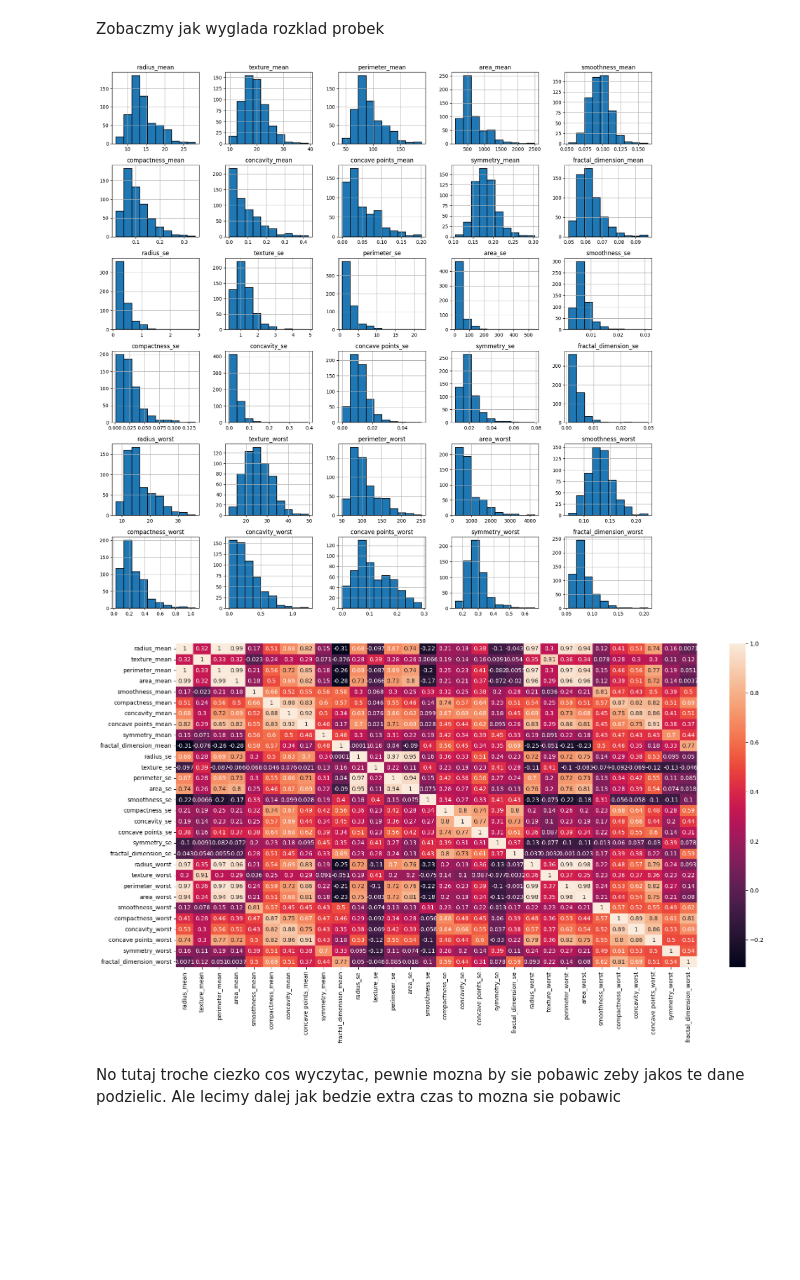
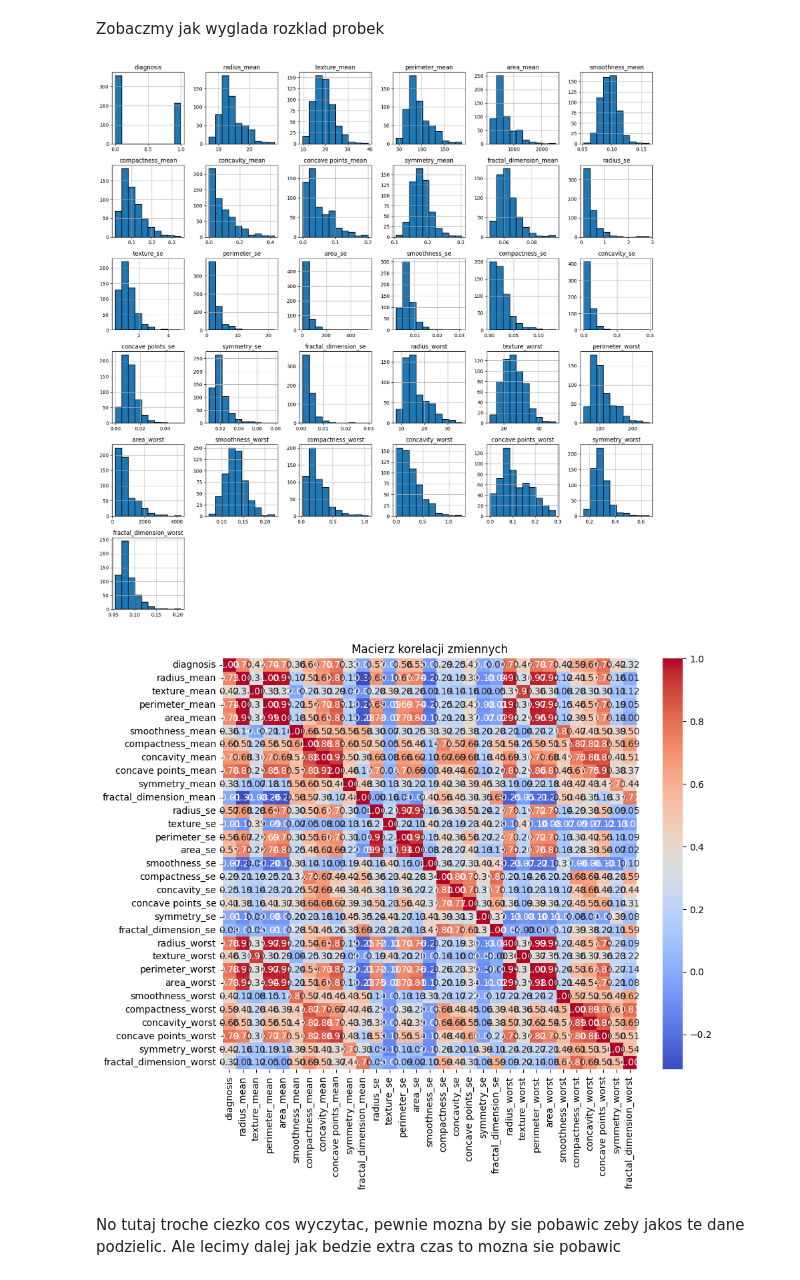
Before and after one commit to a4bee/lab--AI-ML--szkolenie--olson, a Jupyter notebook: TK_ZADANIA/ZD_2.ipynb, the cells around one changed output. Drawn from its saved outputs; the diff is of its cells as text; code cells hidden in the pictures; blank space fills up the shorter version.

```diff
--- a/TK_ZADANIA/ZD_2.ipynb
+++ b/TK_ZADANIA/ZD_2.ipynb
@@ -65,6 +66,9 @@ plt.grid(True)
 plt.show()
 # %% [output]
 [figure]
+# %%
+le_diag = LabelEncoder()
+data['diagnosis'] = le_diag.fit_transform(data['diagnosis'])
 # %% [markdown]
 Zobaczmy jak wyglada rozklad probek
 # %%
@@ -73,14 +77,15 @@ fig = plt.gcf()
 fig.set_size_inches(20, 20)
 plt.show()
 # %% [output]
-[figure, old version]
+[figure, new version]
 # %%
-# How to check correction between features
-plt.figure(figsize=(20,10))
-new_data = data.drop('diagnosis',axis=1)
-sns.heatmap(new_data.corr(),annot=True)
+# Wykres korelacji
+corr = data.corr()
+plt.figure(figsize=(10, 8))
+sns.heatmap(corr, annot=True, fmt=".2f", cmap='coolwarm')
+plt.title('Macierz korelacji zmiennych')
 plt.show()
 # %% [output]
-[figure, old version]
+[figure, new version]
 # %% [markdown]
 No tutaj troche ciezko cos wyczytac, pewnie mozna by sie pobawic zeby jakos te dane podzielic. Ale lecimy dalej jak bedzie extra czas to mozna sie pobawic
```
Also changed, not shown: parts of 17 cells of this notebook.
